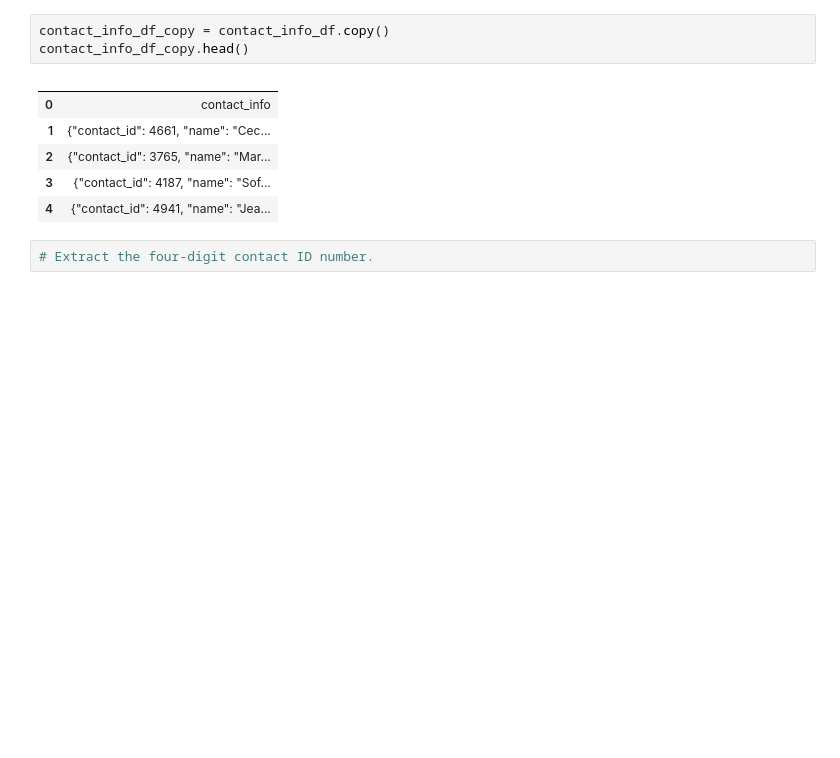
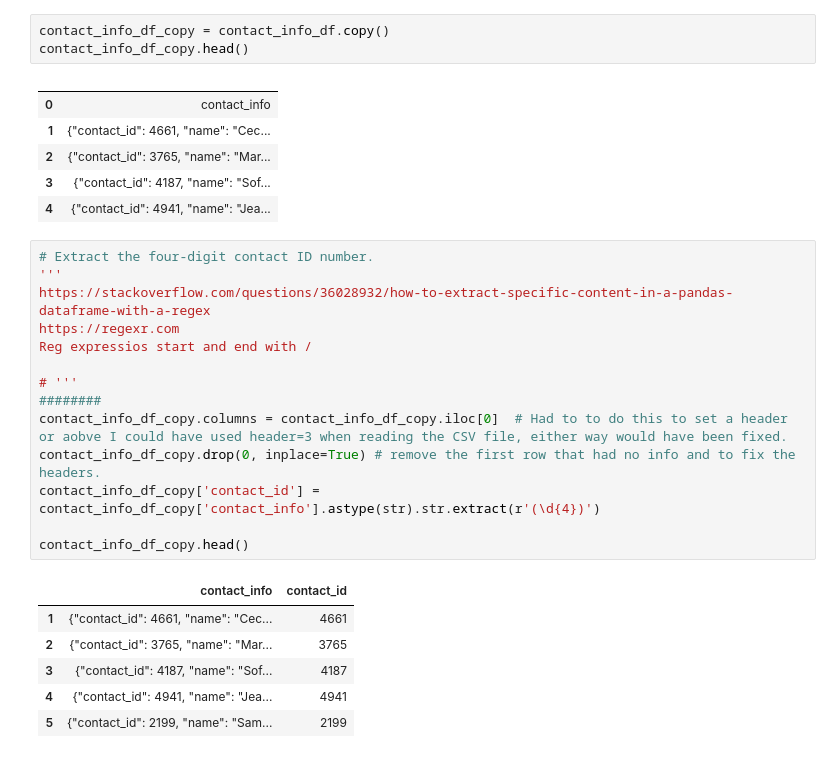
Before and after one commit to gusibis/Crowdfunding_ETL, a Jupyter notebook: ETL_Mini_Project_GBustillos_.ipynb, the cells around one changed output. Cells and saved outputs as stored; diff of their text form; blank space fills up the shorter version.

```diff
--- a/ETL_Mini_Project_GBustillos_.ipynb
+++ b/ETL_Mini_Project_GBustillos_.ipynb
@@ -424,7 +424,26 @@ contact_info_df_copy.head()
 | 2 | {"contact_id": 3765, "name": "Mar... |
 | 3 | {"contact_id": 4187, "name": "Sof... |
 | 4 | {"contact_id": 4941, "name": "Jea... |
-# %%
-# Extract the four-digit contact ID number.
+# %%
+# Extract the four-digit contact ID number.
+'''
+https://stackoverflow.com/questions/36028932/how-to-extract-specific-content-in-a-pandas-dataframe-with-a-regex
+https://regexr.com
+Reg expressios start and end with /
+
+# '''
+########
+contact_info_df_copy.columns = contact_info_df_copy.iloc[0]  # Had to to do this to set a header or aobve I could have used header=3 when reading the CSV file, either way would have been fixed.
+contact_info_df_copy.drop(0, inplace=True) # remove the first row that had no info and to fix the headers.
+contact_info_df_copy['contact_id'] = contact_info_df_copy['contact_info'].astype(str).str.extract(r'(\d{4})')
+
+contact_info_df_copy.head()
+# %% [output]
+|  | contact_info | contact_id |
+| 1 | {"contact_id": 4661, "name": "Cec... | 4661 |
+| 2 | {"contact_id": 3765, "name": "Mar... | 3765 |
+| 3 | {"contact_id": 4187, "name": "Sof... | 4187 |
+| 4 | {"contact_id": 4941, "name": "Jea... | 4941 |
+| 5 | {"contact_id": 2199, "name": "Sam... | 2199 |
 # %%
 # Check the datatypes.
```
Also changed, not shown: parts of 11 cells of this notebook.
